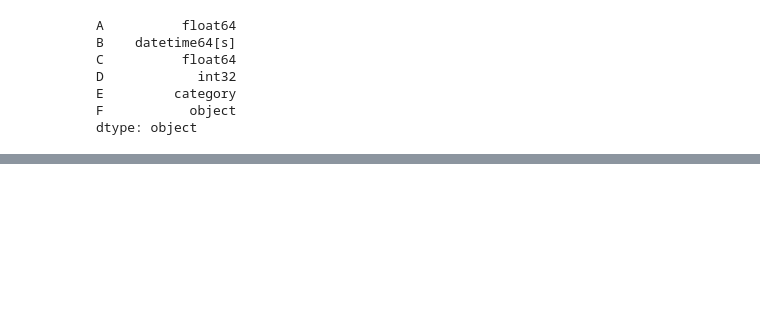
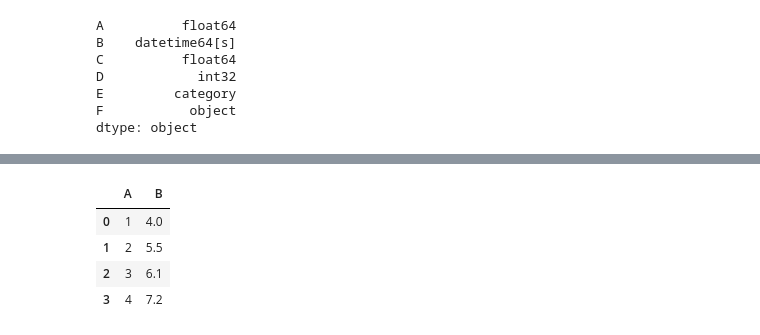
Before and after one commit to KumudithaSilva/pandas-data-science, a Jupyter notebook: Essential_Basis/essential_basis.ipynb, the cells around one changed output, grey strips where cells are left out. Cells and saved outputs as stored; diff of their text form; code cells hidden in the pictures; blank space fills up the shorter version.

```diff
--- a/Essential_Basis/essential_basis.ipynb
+++ b/Essential_Basis/essential_basis.ipynb
@@ -664,0 +681,9 @@ dtype: object
+# %%
+df_converted = df_numeric.astype({"A": "int32", "B": "float32"})
+df_converted
+# %% [output]
+|  | A | B |
+| 0 | 1 | 4.0 |
+| 1 | 2 | 5.5 |
+| 2 | 3 | 6.1 |
+| 3 | 4 | 7.2 |
```
Also changed, not shown: parts of 41 cells of this notebook.
